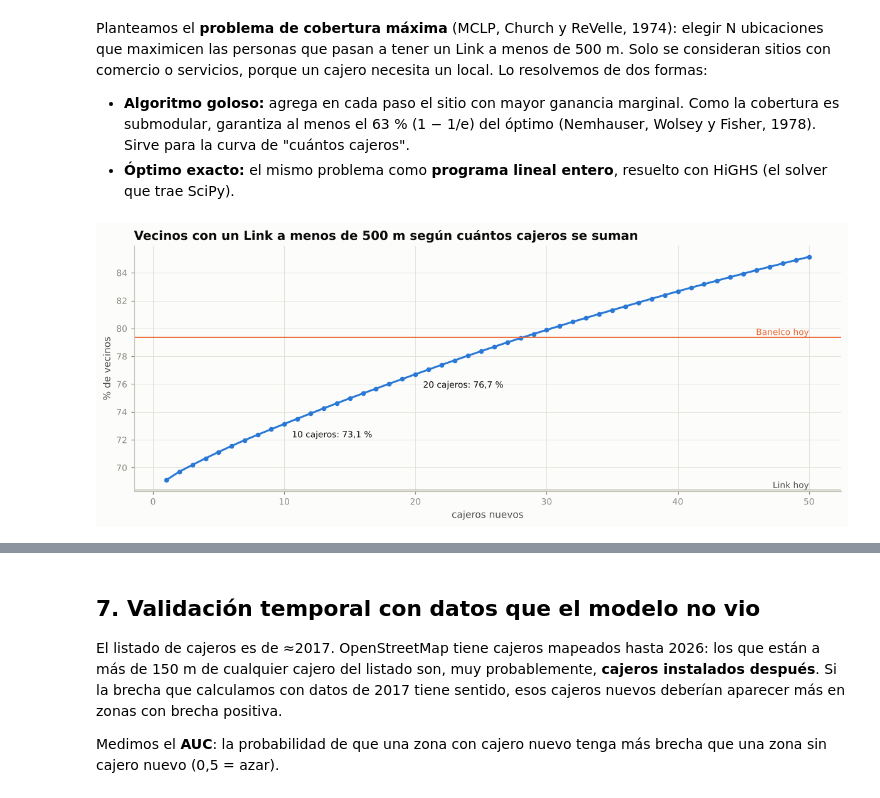
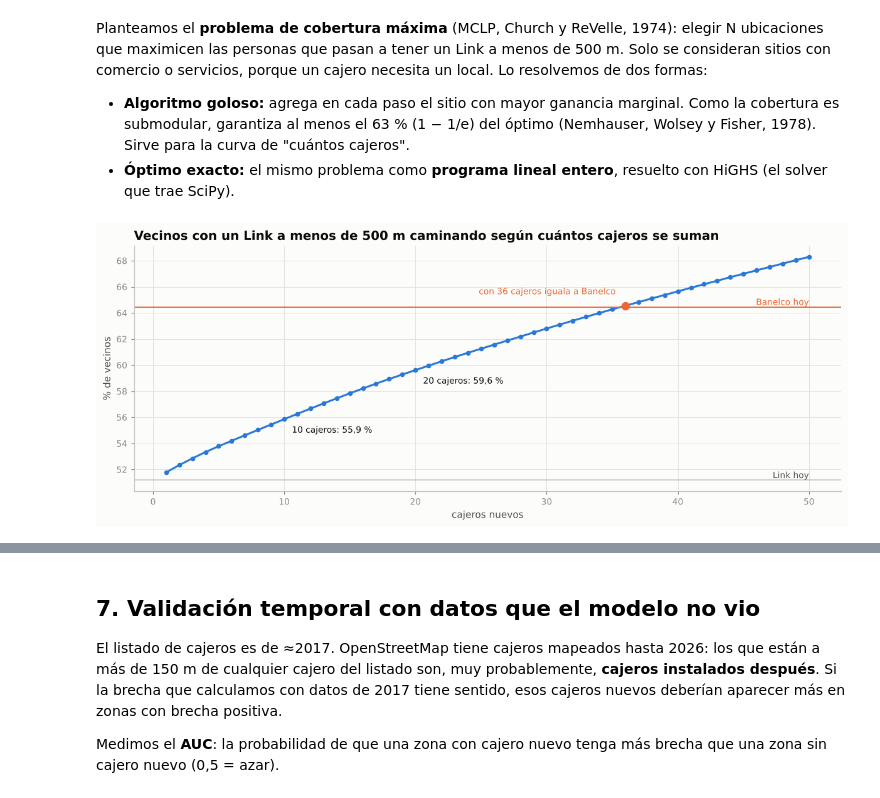
Before and after one commit to ValentinoDiaz0509/CienciaDeDatos, a Jupyter notebook: notebooks/02_modelos.ipynb, the cells around one changed output, grey strips where cells are left out. Cells and saved outputs as stored; diff of their text form; code cells hidden in the pictures.

```diff
--- a/notebooks/02_modelos.ipynb
+++ b/notebooks/02_modelos.ipynb
@@ -355,26 +356,36 @@ necesita un local. Lo resolvemos de dos formas:
 # %%
 conj = rp.conjuntos_red(res, red, f.RADIO_COBERTURA_M) if HAY_RED else m.conjuntos_recta(res, f.RADIO_COBERTURA_M)
 w = m.demanda(res)
 recs = m.resolver_goloso(res, 50, conj, w)
 recs["tipo_zona"] = recs["h3"].map(res.set_index("h3")["tipo_zona"])
 recs["brecha_link"] = recs["h3"].map(res.set_index("h3")["brecha_link"])
 total = res["poblacion"].sum()
 base = cob.set_index("red").loc["Link", "residentes_cubiertos"]
 banelco = cob.set_index("red").loc["Banelco", "pct_residentes"] * 100
 fig, ax = plt.subplots(figsize=(11, 4.5))
 ax.plot(recs["orden"], (base + recs["personas_acumuladas"]) / total * 100, color=e.LINK, linewidth=2, marker="o", markersize=4)
 ax.axhline(base / total * 100, color=e.EJE, linewidth=1)
 ax.axhline(banelco, color=e.BANELCO, linewidth=1.2)
 ax.text(50, base / total * 100, " Link hoy", va="bottom", ha="right", color=e.TINTA_2, fontsize=9)
 ax.text(50, banelco, " Banelco hoy", va="bottom", ha="right", color=e.BANELCO, fontsize=9)
+pct = (base + recs["personas_acumuladas"]) / total * 100
 for n_ in (10, 20):
-    v = (base + recs["personas_acumuladas"].iloc[n_ - 1]) / total * 100
+    v = pct.iloc[n_ - 1]
     ax.annotate(f"{n_} cajeros: {e.num_es(v, 1)} %", (n_, v), xytext=(8, -14), textcoords="offset points", fontsize=9, color=e.TINTA)
-ax.set(title="Vecinos con un Link a menos de 500 m según cuántos cajeros se suman", xlabel="cajeros nuevos", ylabel="% de vecinos")
+cruce = recs.loc[pct >= banelco, "orden"]
+if len(cruce):
+    n_c = int(cruce.iloc[0])
+    ax.scatter([n_c], [pct.iloc[n_c - 1]], s=60, color=e.BANELCO, zorder=3)
+    ax.annotate(f"con {n_c} cajeros iguala a Banelco", (n_c, pct.iloc[n_c - 1]), xytext=(-10, 12), textcoords="offset points",
+                ha="right", fontsize=9, color=e.BANELCO)
+from matplotlib.ticker import MultipleLocator
+ax.yaxis.set_major_locator(MultipleLocator(2))
+ax.set(title="Vecinos con un Link a menos de 500 m " + ("caminando " if HAY_RED else "") + "según cuántos cajeros se suman",
+       xlabel="cajeros nuevos", ylabel="% de vecinos")
 e.ejes_es(ax, y=0)
 fig.tight_layout(); fig.savefig(FIG / "cobertura_curva.png"); plt.show()
 # %% [output]
-[figure, old version]
+[figure, new version]
 # %%
 comp = m.comparar_goloso_exacto(res, conj, w)
 comp[["cajeros", "goloso", "exacto", "diferencia_pct", "sitios_en_comun", "seg_exacto"]].round(2)
```
Also changed, not shown: parts of 7 cells of this notebook, 32 other files.
